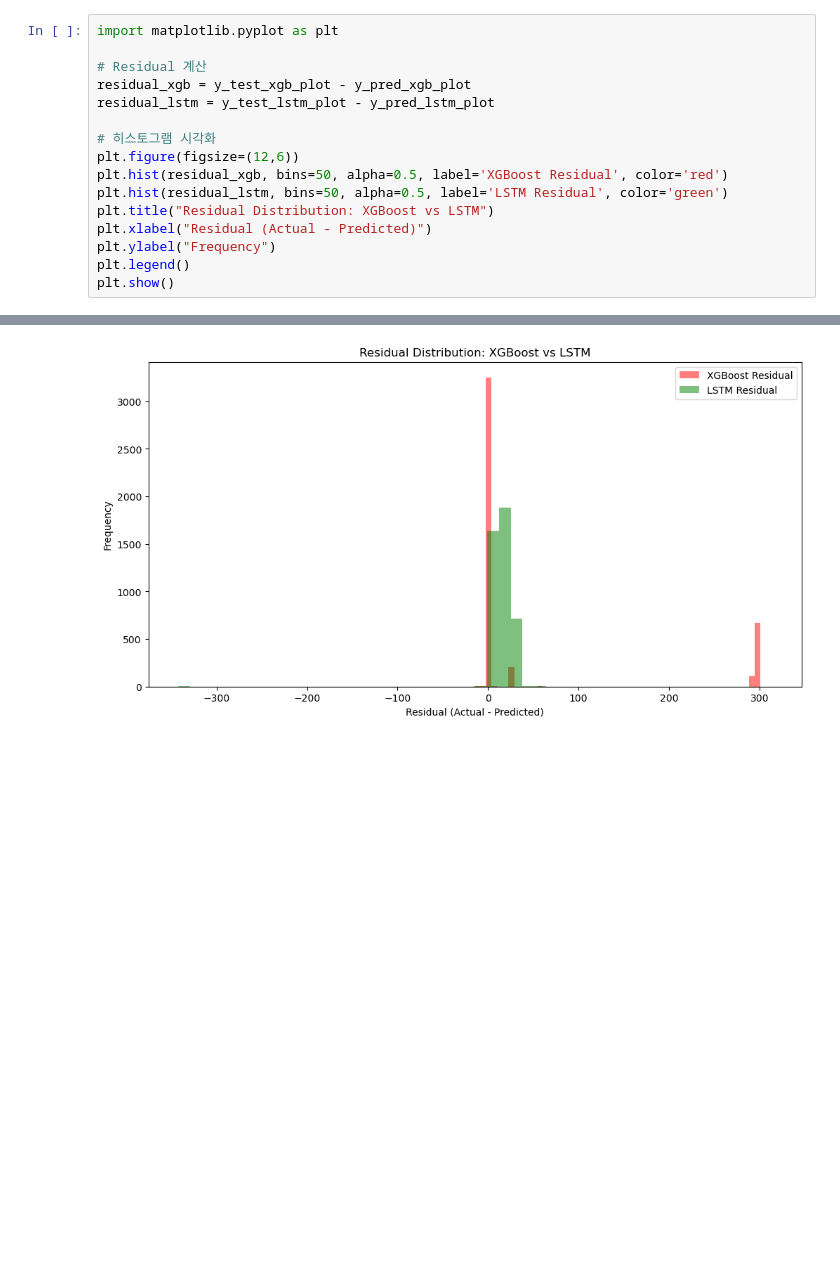
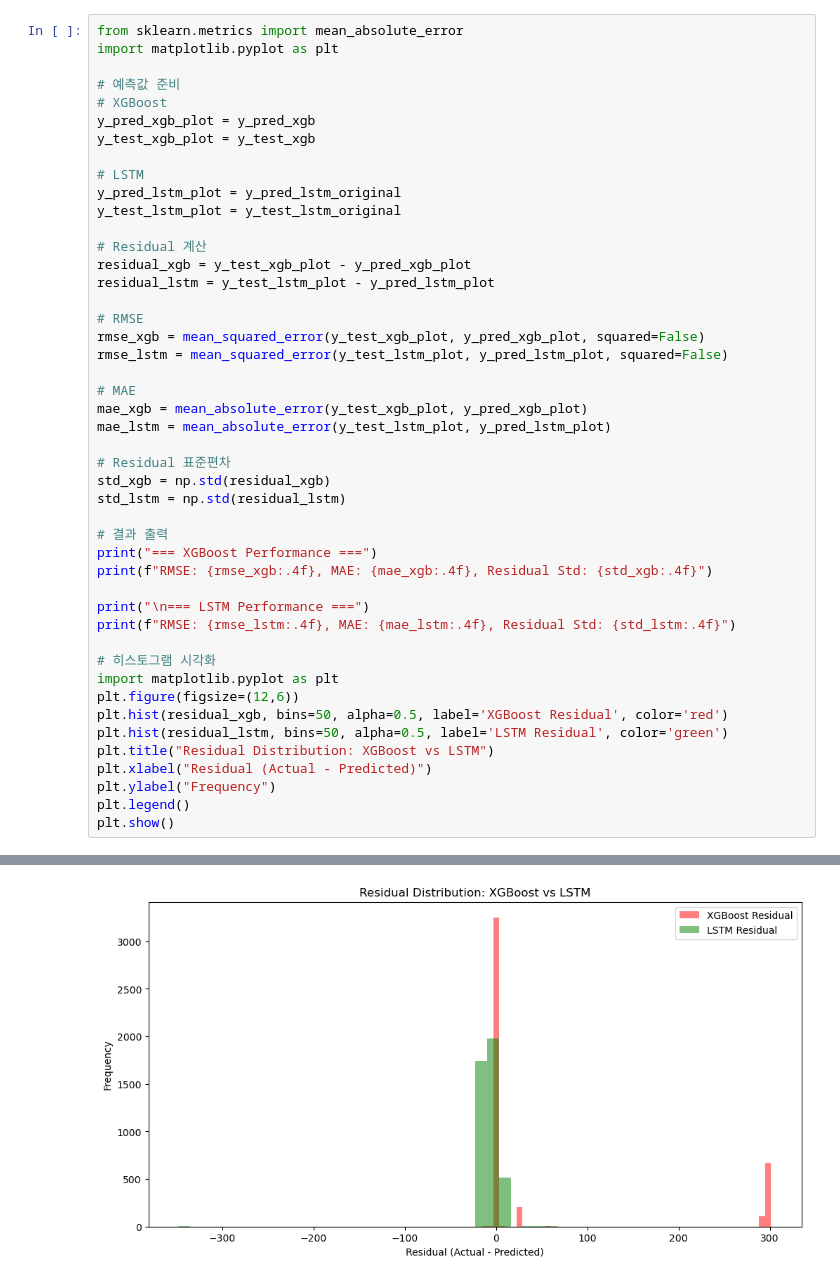
Before and after one commit to AIBootcamp16/mlops-cloud-project-mlops-4, a Jupyter notebook: baseline.ipynb, the cells around one changed output, grey strips where cells are left out. Cells and saved outputs as stored; diff of their text form; blank space fills up the shorter version.

```diff
--- a/baseline.ipynb
+++ b/baseline.ipynb
@@ -171,11 +105,41 @@ plt.show()
 # %%
+from sklearn.metrics import mean_absolute_error
 import matplotlib.pyplot as plt
+
+# 예측값 준비
+# XGBoost
+y_pred_xgb_plot = y_pred_xgb
+y_test_xgb_plot = y_test_xgb
+
+# LSTM
+y_pred_lstm_plot = y_pred_lstm_original
+y_test_lstm_plot = y_test_lstm_original
 
 # Residual 계산
 residual_xgb = y_test_xgb_plot - y_pred_xgb_plot
 residual_lstm = y_test_lstm_plot - y_pred_lstm_plot
 
+# RMSE
+rmse_xgb = mean_squared_error(y_test_xgb_plot, y_pred_xgb_plot, squared=False)
+rmse_lstm = mean_squared_error(y_test_lstm_plot, y_pred_lstm_plot, squared=False)
+
+# MAE
+mae_xgb = mean_absolute_error(y_test_xgb_plot, y_pred_xgb_plot)
+mae_lstm = mean_absolute_error(y_test_lstm_plot, y_pred_lstm_plot)
+
+# Residual 표준편차
+std_xgb = np.std(residual_xgb)
+std_lstm = np.std(residual_lstm)
+
+# 결과 출력
+print("=== XGBoost Performance ===")
+print(f"RMSE: {rmse_xgb:.4f}, MAE: {mae_xgb:.4f}, Residual Std: {std_xgb:.4f}")
+
+print("\n=== LSTM Performance ===")
+print(f"RMSE: {rmse_lstm:.4f}, MAE: {mae_lstm:.4f}, Residual Std: {std_lstm:.4f}")
+
 # 히스토그램 시각화
+import matplotlib.pyplot as plt
 plt.figure(figsize=(12,6))
 plt.hist(residual_xgb, bins=50, alpha=0.5, label='XGBoost Residual', color='red')
 plt.hist(residual_lstm, bins=50, alpha=0.5, label='LSTM Residual', color='green')
@@ -188 +157 @@ plt.show()
-[figure, old version]
+[figure, new version]
```
Also changed, not shown: parts of 4 cells of this notebook.
